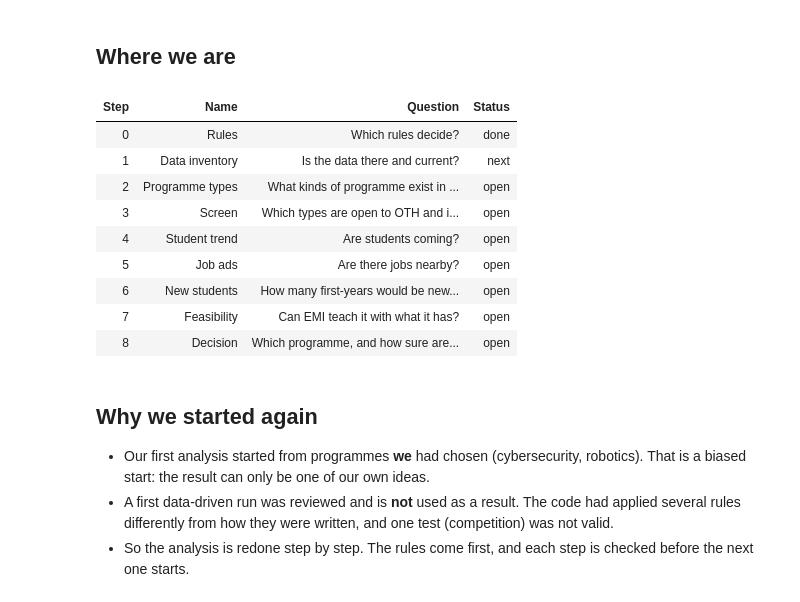
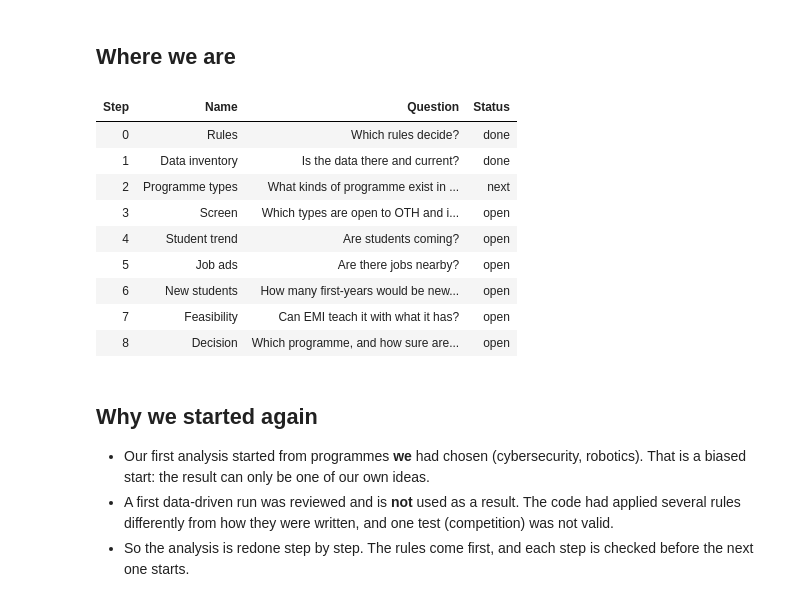
Before and after one commit to SomanthaManuranga/study-program-intelligence, a Jupyter notebook: notebooks/funnel_progress.ipynb, the cells around one changed output. Cells and saved outputs as stored; diff of their text form; code cells hidden in the pictures.

Commit message:
Funnel step 1 done: data inventory, notes, decision log, notebook section

```diff
--- a/notebooks/funnel_progress.ipynb
+++ b/notebooks/funnel_progress.ipynb
@@ -33,21 +33,21 @@ Rules loaded: 17 blocks - definitions, universe, text, similarity, discovery, po
 # %%
 STATUS = [   # updated after every finished step
     (0, "Rules", "Which rules decide?", "done"),
-    (1, "Data inventory", "Is the data there and current?", "next"),
-    (2, "Programme types", "What kinds of programme exist in Germany?", "open"),
+    (1, "Data inventory", "Is the data there and current?", "done"),
+    (2, "Programme types", "What kinds of programme exist in Germany?", "next"),
     (3, "Screen", "Which types are open to OTH and in EMI's field? How much competition is near?", "open"),
     (4, "Student trend", "Are students coming?", "open"),
     (5, "Job ads", "Are there jobs nearby?", "open"),
     (6, "New students", "How many first-years would be new to OTH?", "open"),
     (7, "Feasibility", "Can EMI teach it with what it has?", "open"),
     (8, "Decision", "Which programme, and how sure are we?", "open"),
 ]
 show(pd.DataFrame(STATUS, columns=["Step", "Name", "Question", "Status"]))
 # %% [output]
 | Step | Name | Question | Status |
 | 0 | Rules | Which rules decide? | done |
-| 1 | Data inventory | Is the data there and current? | next |
-| 2 | Programme types | What kinds of programme exist in ... | open |
+| 1 | Data inventory | Is the data there and current? | done |
+| 2 | Programme types | What kinds of programme exist in ... | next |
 | 3 | Screen | Which types are open to OTH and i... | open |
 | 4 | Student trend | Are students coming? | open |
 | 5 | Job ads | Are there jobs nearby? | open |
```
Also changed, not shown: parts of 10 cells of this notebook, 2 other files.
